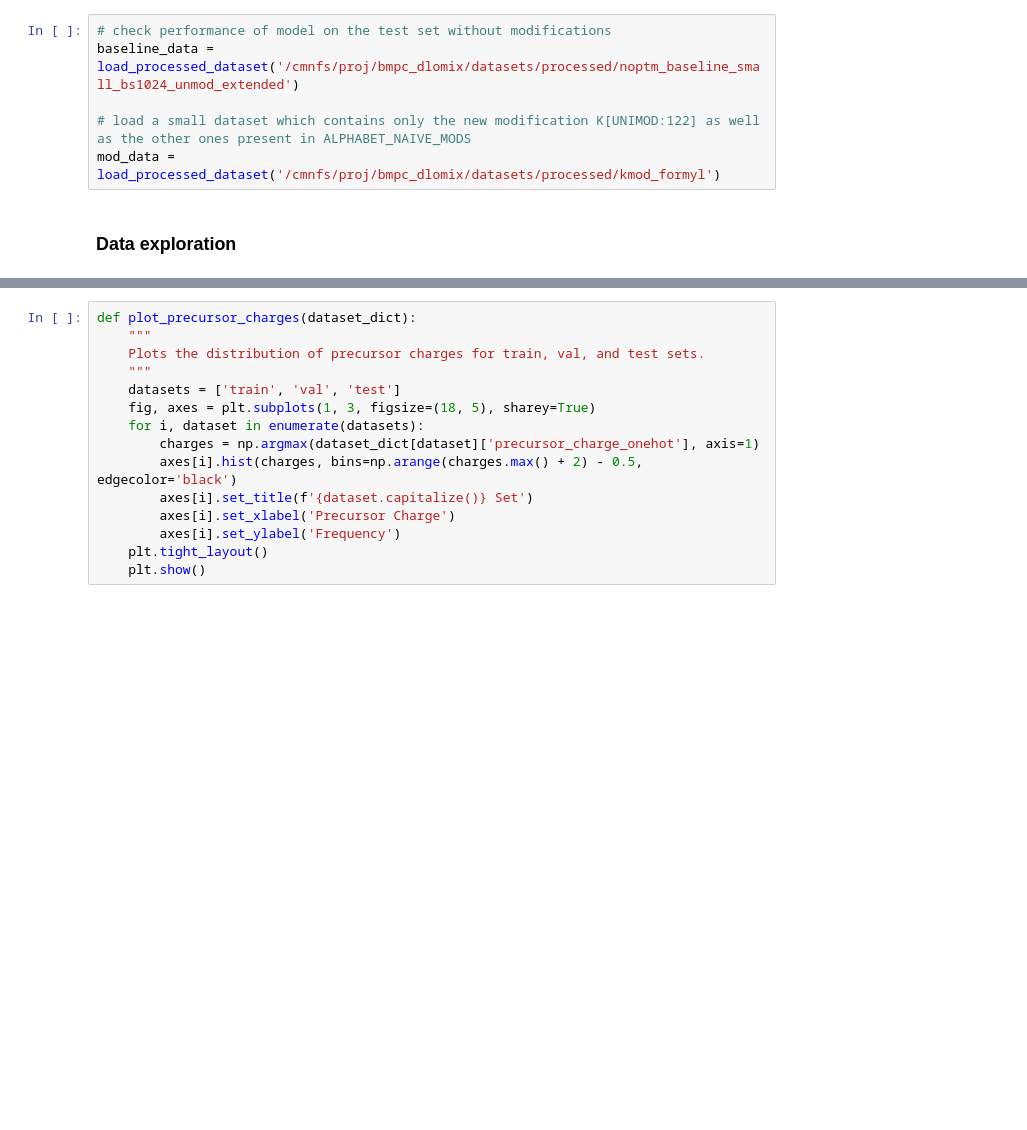
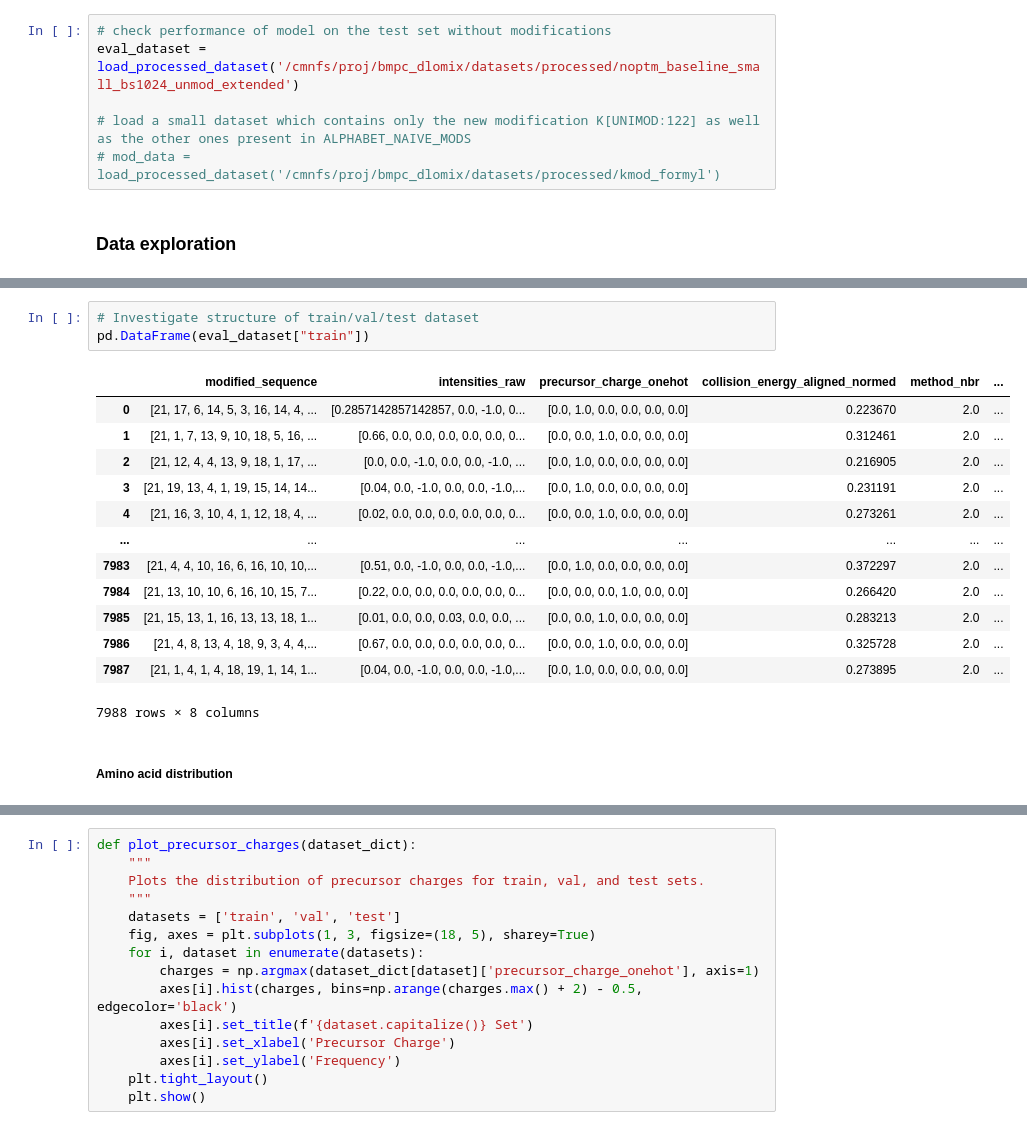
Before and after one commit to wilhelm-lab/dlomix, a Jupyter notebook: bmpc_scripts_sylvie/evaluate_models.ipynb, the cells around one changed output, grey strips where cells are left out. Cells and saved outputs as stored; diff of their text form; blank space fills up the shorter version.

Commit message:
data exploration and model evaluation

```diff
--- a/bmpc_scripts_sylvie/evaluate_models.ipynb
+++ b/bmpc_scripts_sylvie/evaluate_models.ipynb
@@ -74,9 +51,9 @@ None
 ### Datasets
 # %%
 # check performance of model on the test set without modifications
-baseline_data = load_processed_dataset('/cmnfs/proj/bmpc_dlomix/datasets/processed/noptm_baseline_small_bs1024_unmod_extended')
+eval_dataset = load_processed_dataset('/cmnfs/proj/bmpc_dlomix/datasets/processed/noptm_baseline_small_bs1024_unmod_extended')
 
 # load a small dataset which contains only the new modification K[UNIMOD:122] as well as the other ones present in ALPHABET_NAIVE_MODS
-mod_data = load_processed_dataset('/cmnfs/proj/bmpc_dlomix/datasets/processed/kmod_formyl')
+# mod_data = load_processed_dataset('/cmnfs/proj/bmpc_dlomix/datasets/processed/kmod_formyl')
 # %% [markdown]
 ### Data exploration
@@ -101,0 +78,19 @@ pd.DataFrame(baseline_data["train"])
+# %%
+# Investigate structure of train/val/test dataset
+pd.DataFrame(eval_dataset["train"])
+# %% [output]
+|  | modified_sequence | intensities_raw | precursor_charge_onehot | collision_energy_aligned_normed | method_nbr | ... |
+| 0 | [21, 17, 6, 14, 5, 3, 16, 14, 4, ... | [0.2857142857142857, 0.0, -1.0, 0... | [0.0, 1.0, 0.0, 0.0, 0.0, 0.0] | 0.223670 | 2.0 | ... |
+| 1 | [21, 1, 7, 13, 9, 10, 18, 5, 16, ... | [0.66, 0.0, 0.0, 0.0, 0.0, 0.0, 0... | [0.0, 0.0, 1.0, 0.0, 0.0, 0.0] | 0.312461 | 2.0 | ... |
+| 2 | [21, 12, 4, 4, 13, 9, 18, 1, 17, ... | [0.0, 0.0, -1.0, 0.0, 0.0, -1.0, ... | [0.0, 1.0, 0.0, 0.0, 0.0, 0.0] | 0.216905 | 2.0 | ... |
+| 3 | [21, 19, 13, 4, 1, 19, 15, 14, 14... | [0.04, 0.0, -1.0, 0.0, 0.0, -1.0,... | [0.0, 1.0, 0.0, 0.0, 0.0, 0.0] | 0.231191 | 2.0 | ... |
+| 4 | [21, 16, 3, 10, 4, 1, 12, 18, 4, ... | [0.02, 0.0, 0.0, 0.0, 0.0, 0.0, 0... | [0.0, 0.0, 1.0, 0.0, 0.0, 0.0] | 0.273261 | 2.0 | ... |
+| ... | ... | ... | ... | ... | ... | ... |
+| 7983 | [21, 4, 4, 10, 16, 6, 16, 10, 10,... | [0.51, 0.0, -1.0, 0.0, 0.0, -1.0,... | [0.0, 1.0, 0.0, 0.0, 0.0, 0.0] | 0.372297 | 2.0 | ... |
+| 7984 | [21, 13, 10, 10, 6, 16, 10, 15, 7... | [0.22, 0.0, 0.0, 0.0, 0.0, 0.0, 0... | [0.0, 0.0, 0.0, 1.0, 0.0, 0.0] | 0.266420 | 2.0 | ... |
+| 7985 | [21, 15, 13, 1, 16, 13, 13, 18, 1... | [0.01, 0.0, 0.0, 0.03, 0.0, 0.0, ... | [0.0, 0.0, 1.0, 0.0, 0.0, 0.0] | 0.283213 | 2.0 | ... |
+| 7986 | [21, 4, 8, 13, 4, 18, 9, 3, 4, 4,... | [0.67, 0.0, 0.0, 0.0, 0.0, 0.0, 0... | [0.0, 0.0, 1.0, 0.0, 0.0, 0.0] | 0.325728 | 2.0 | ... |
+| 7987 | [21, 1, 4, 1, 4, 18, 19, 1, 14, 1... | [0.04, 0.0, -1.0, 0.0, 0.0, -1.0,... | [0.0, 1.0, 0.0, 0.0, 0.0, 0.0] | 0.273895 | 2.0 | ... |
+7988 rows × 8 columns
+# %% [markdown]
+##### Amino acid distribution
```
Also changed, not shown: parts of 46 cells of this notebook.
